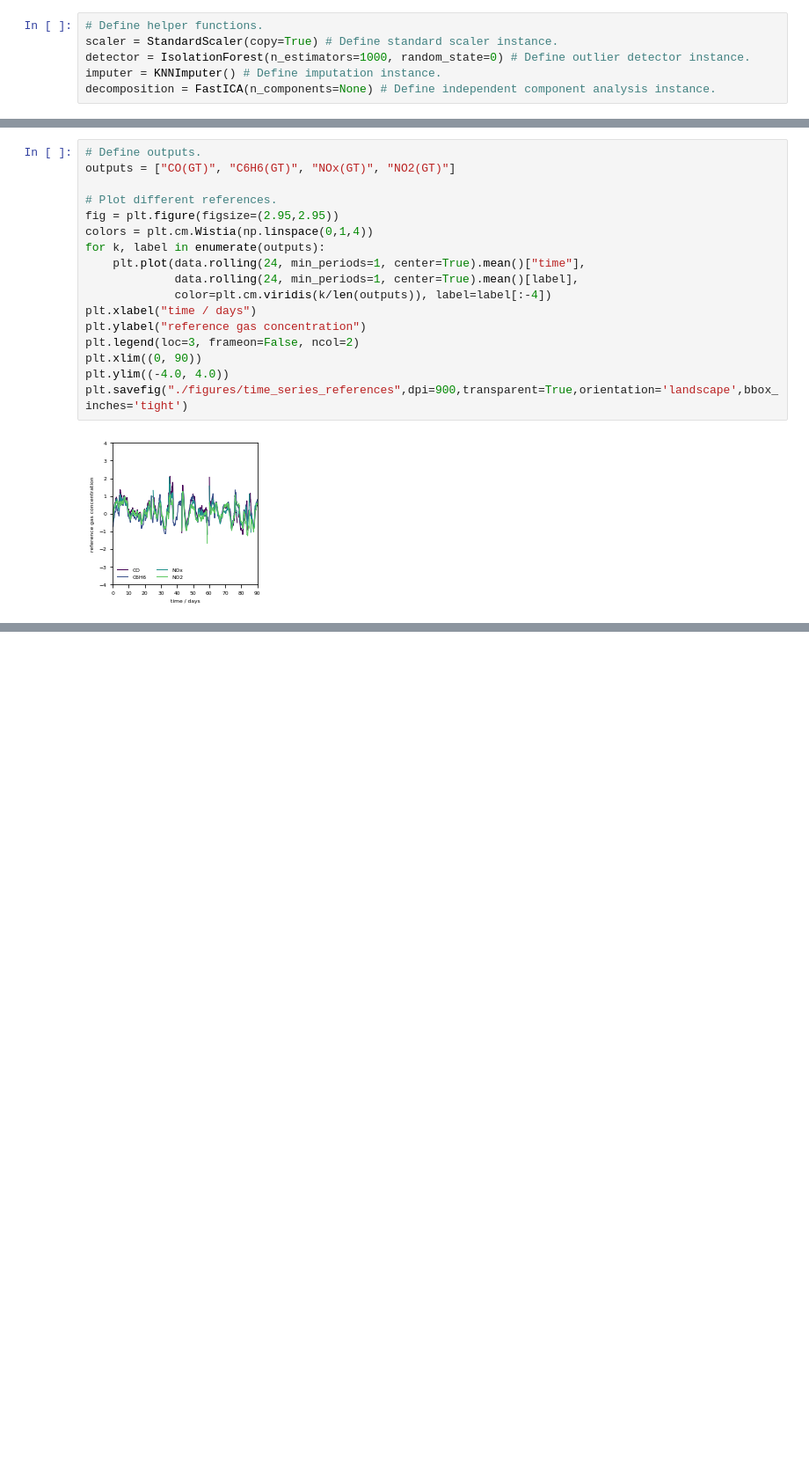
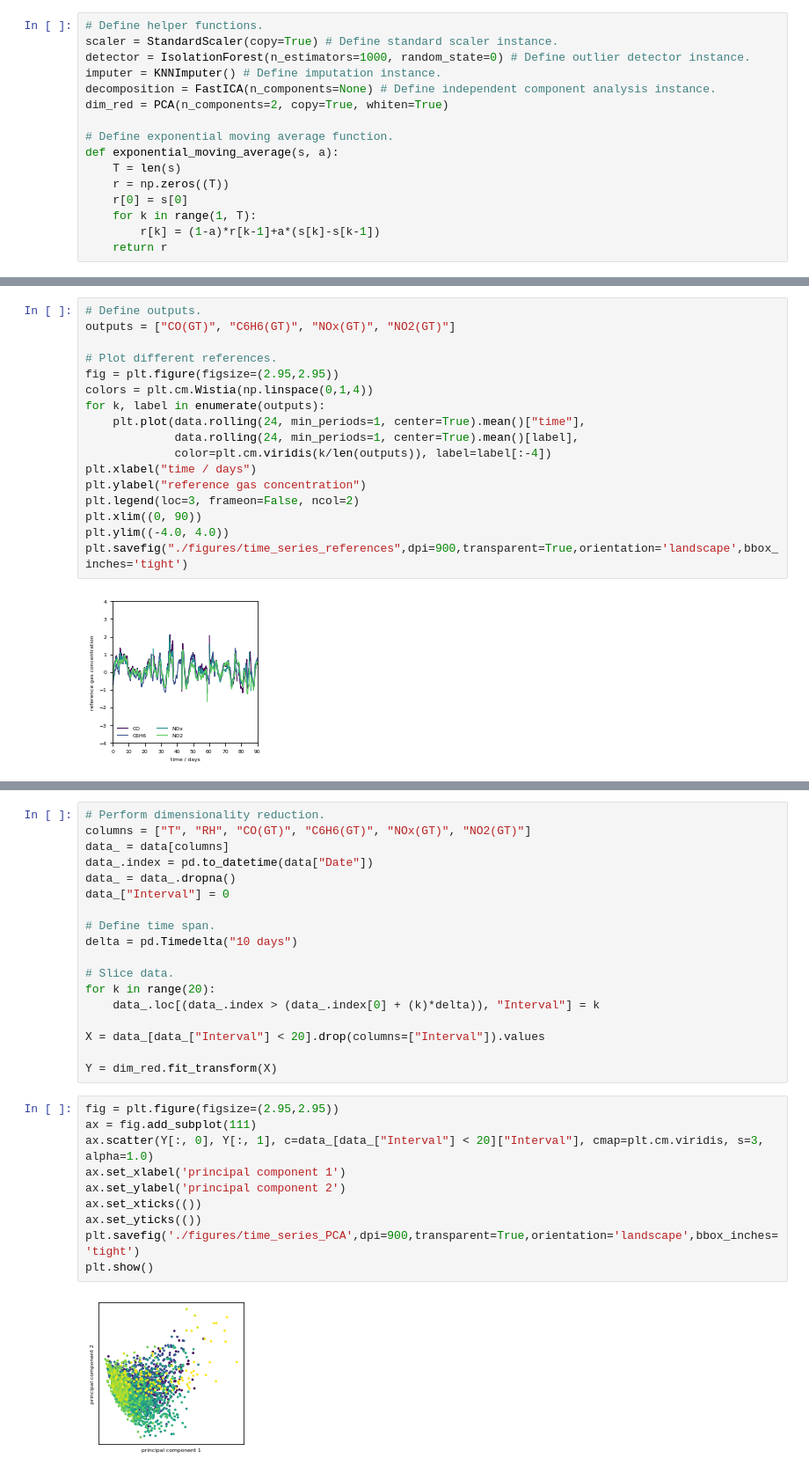
Before and after one commit to gtancev/Chemical-Sensor-Data, a Jupyter notebook: NN_sklearn/main_time_series_analysis.ipynb, the cells around one changed output, grey strips where cells are left out. Shown: that part at 88% size. Drawn from its saved outputs; the diff is of its cells as text; blank space fills up the shorter version.

```diff
--- a/NN_sklearn/main_time_series_analysis.ipynb
+++ b/NN_sklearn/main_time_series_analysis.ipynb
@@ -19,6 +19,16 @@ scaler = StandardScaler(copy=True) # Define standard scaler instance.
 detector = IsolationForest(n_estimators=1000, random_state=0) # Define outlier detector instance.
 imputer = KNNImputer() # Define imputation instance.
 decomposition = FastICA(n_components=None) # Define independent component analysis instance.
+dim_red = PCA(n_components=2, copy=True, whiten=True)
+
+# Define exponential moving average function.
+def exponential_moving_average(s, a):
+    T = len(s)
+    r = np.zeros((T))
+    r[0] = s[0]
+    for k in range(1, T):
+        r[k] = (1-a)*r[k-1]+a*(s[k]-s[k-1])
+    return r
 # %%
 # Load data and keep only first six months.
 data = pd.read_excel("data.xlsx")
@@ -87,3 +97,33 @@ plt.ylim((-4.0, 4.0))
 plt.savefig("./figures/time_series_sensors",dpi=900,transparent=True,orientation='landscape',bbox_inches='tight')
 # %% [output]
 [figure]
+# %%
+# Perform dimensionality reduction.
+columns = ["T", "RH", "CO(GT)", "C6H6(GT)", "NOx(GT)", "NO2(GT)"]
+data_ = data[columns]
+data_.index = pd.to_datetime(data["Date"])
+data_ = data_.dropna()
+data_["Interval"] = 0
+
+# Define time span.
+delta = pd.Timedelta("10 days")
+
+# Slice data.
+for k in range(20):
+    data_.loc[(data_.index > (data_.index[0] + (k)*delta)), "Interval"] = k
+
+X = data_[data_["Interval"] < 20].drop(columns=["Interval"]).values
+
+Y = dim_red.fit_transform(X)
+# %%
+fig = plt.figure(figsize=(2.95,2.95))
+ax = fig.add_subplot(111)
+ax.scatter(Y[:, 0], Y[:, 1], c=data_[data_["Interval"] < 20]["Interval"], cmap=plt.cm.viridis, s=3, alpha=1.0)
+ax.set_xlabel('principal component 1')
+ax.set_ylabel('principal component 2')
+ax.set_xticks(())
+ax.set_yticks(())
+plt.savefig('./figures/time_series_PCA',dpi=900,transparent=True,orientation='landscape',bbox_inches='tight')
+plt.show()
+# %% [output]
+[figure, added]
```
Also changed, not shown: parts of 2 cells of this notebook, 26 other files.
